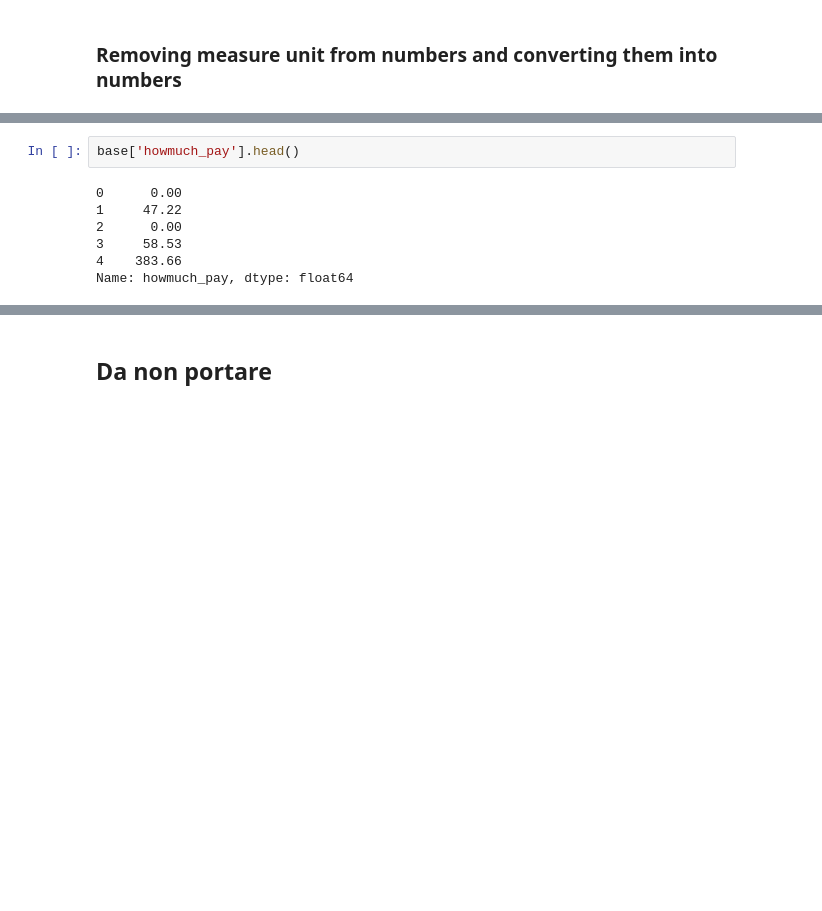
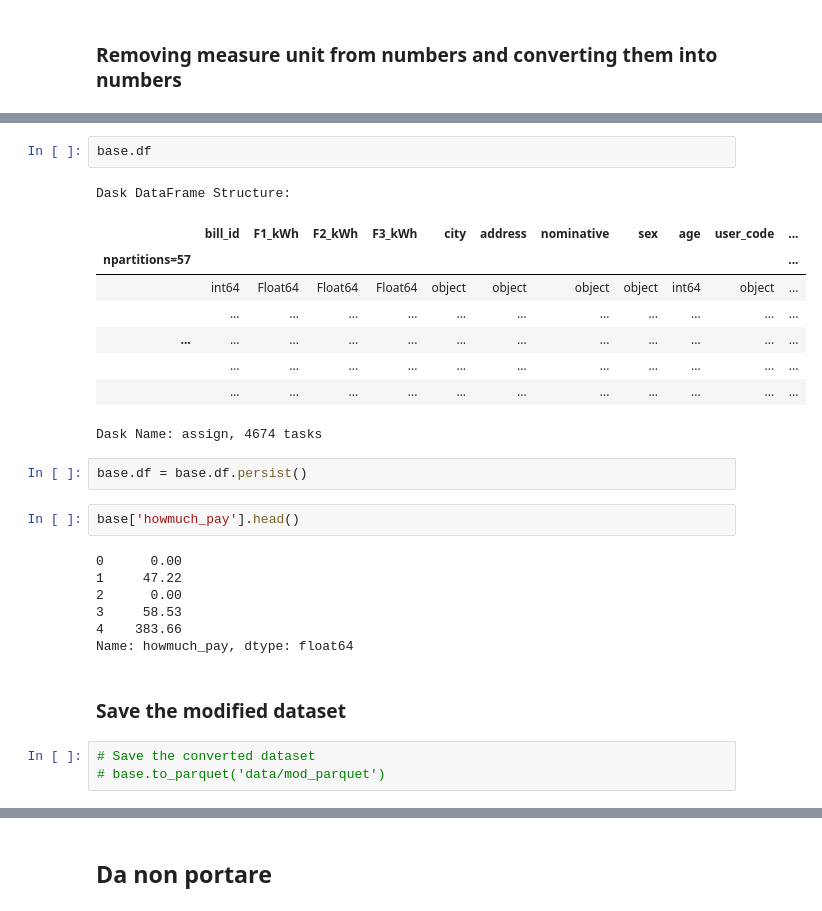
Before and after one commit to Il-Pela/BDMG-Project, a Jupyter notebook: Pelacani.ipynb, the cells around one changed output, grey strips where cells are left out. Cells and saved outputs as stored; diff of their text form; blank space fills up the shorter version.

```diff
--- a/Pelacani.ipynb
+++ b/Pelacani.ipynb
@@ -347,3 +345,17 @@ Name: average_gas_bill_cost, dtype: float64
+# %%
+base.df
+# %% [output]
+Dask DataFrame Structure:
+|  | bill_id | F1_kWh | F2_kWh | F3_kWh | city | address | nominative | sex | age | user_code | ... |
+| npartitions=57 |  |  |  |  |  |  |  |  |  |  | ... |
+|  | int64 | Float64 | Float64 | Float64 | object | object | object | object | int64 | object | ... |
+|  | ... | ... | ... | ... | ... | ... | ... | ... | ... | ... | ... |
+| ... | ... | ... | ... | ... | ... | ... | ... | ... | ... | ... | ... |
+|  | ... | ... | ... | ... | ... | ... | ... | ... | ... | ... | ... |
+|  | ... | ... | ... | ... | ... | ... | ... | ... | ... | ... | ... |
+Dask Name: assign, 4674 tasks
+# %%
+base.df = base.df.persist()
 # %%
 base['howmuch_pay'].head()
 # %% [output]
@@ -353,3 +365,8 @@ base['howmuch_pay'].head()
 3     58.53
 4    383.66
 Name: howmuch_pay, dtype: float64
+# %% [markdown]
+### Save the modified dataset
+# %%
+# Save the converted dataset
+# base.to_parquet('data/mod_parquet')
```
Also changed, not shown: parts of 17 cells of this notebook, 1 other file.
